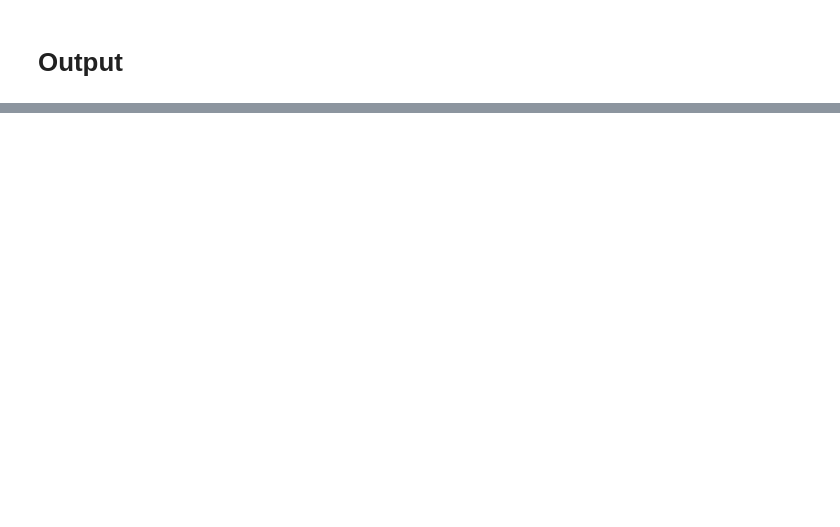
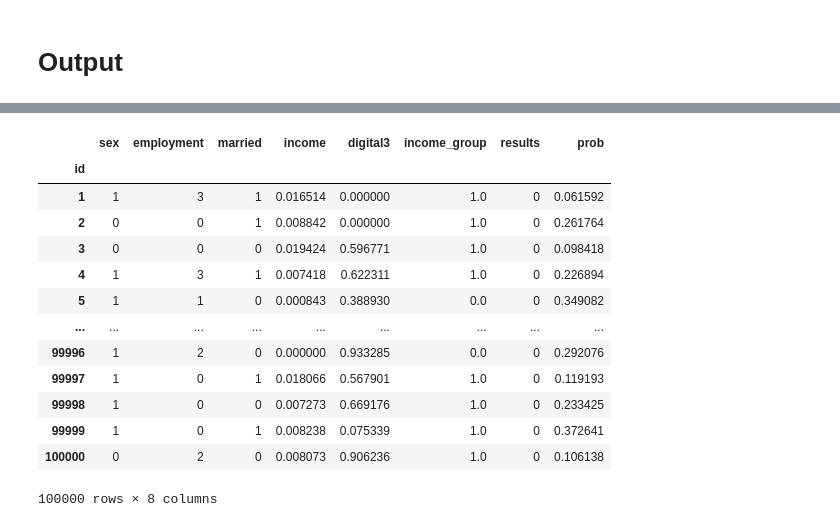
Before and after one commit to betapekens/finance_lending_game, a Jupyter notebook: lending_game.ipynb, the cells around one changed output, grey strips where cells are left out. Saved outputs shown, nothing was run; the diff lists cells and outputs as text; code cells hidden in the pictures; blank space fills up the shorter version.

```diff
--- a/lending_game.ipynb
+++ b/lending_game.ipynb
@@ -81,0 +160,22 @@ KeyboardInterrupt:
+# %%
+inference_results = model.predict(df_inference)
+inference_proba = model.predict_proba(df_inference).T[1]
+df_results = df_inference.copy()
+df_results["results"] = inference_results
+df_results["prob"] = inference_proba
+df_results
+# %% [output]
+|  | sex | employment | married | income | digital3 | income_group | results | prob |
+| id |  |  |  |  |  |  |  |  |
+| 1 | 1 | 3 | 1 | 0.016514 | 0.000000 | 1.0 | 0 | 0.061592 |
+| 2 | 0 | 0 | 1 | 0.008842 | 0.000000 | 1.0 | 0 | 0.261764 |
+| 3 | 0 | 0 | 0 | 0.019424 | 0.596771 | 1.0 | 0 | 0.098418 |
+| 4 | 1 | 3 | 1 | 0.007418 | 0.622311 | 1.0 | 0 | 0.226894 |
+| 5 | 1 | 1 | 0 | 0.000843 | 0.388930 | 0.0 | 0 | 0.349082 |
+| ... | ... | ... | ... | ... | ... | ... | ... | ... |
+| 99996 | 1 | 2 | 0 | 0.000000 | 0.933285 | 0.0 | 0 | 0.292076 |
+| 99997 | 1 | 0 | 1 | 0.018066 | 0.567901 | 1.0 | 0 | 0.119193 |
+| 99998 | 1 | 0 | 0 | 0.007273 | 0.669176 | 1.0 | 0 | 0.233425 |
+| 99999 | 1 | 0 | 1 | 0.008238 | 0.075339 | 1.0 | 0 | 0.372641 |
+| 100000 | 0 | 2 | 0 | 0.008073 | 0.906236 | 1.0 | 0 | 0.106138 |
+100000 rows × 8 columns
```
Also changed, not shown: parts of 20 cells of this notebook.
